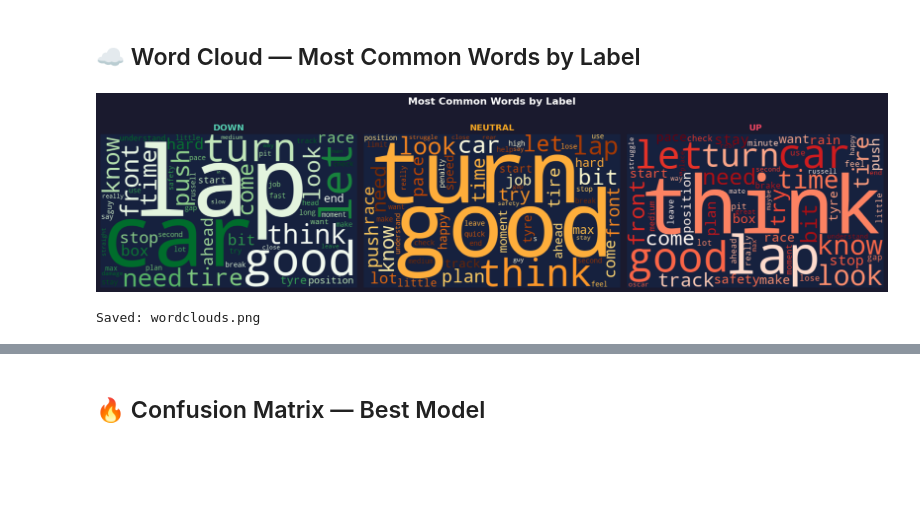
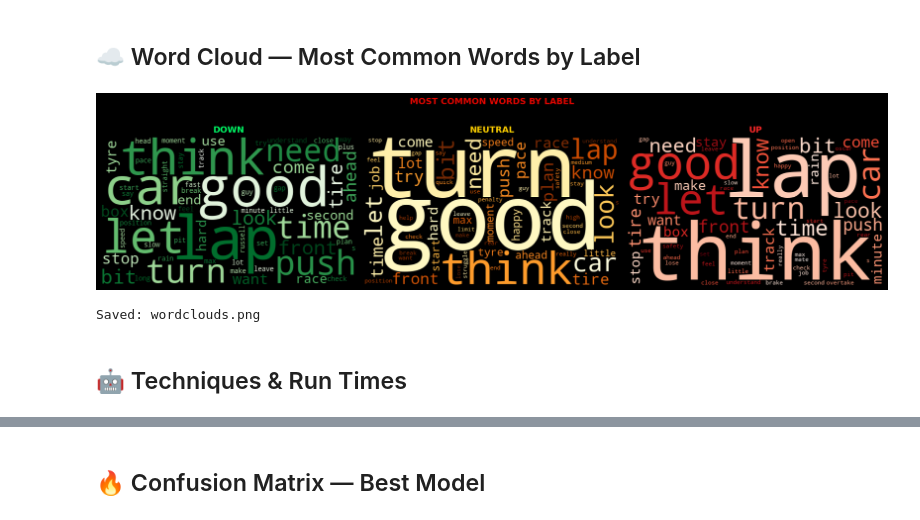
Before and after one commit to drekun40/NLP, a Jupyter notebook: f1_project/project_summary.ipynb, the cells around one changed output, grey strips where cells are left out. Saved outputs shown, nothing was run; the diff lists cells and outputs as text; code cells hidden in the pictures; blank space fills up the shorter version.

```diff
--- a/f1_project/project_summary.ipynb
+++ b/f1_project/project_summary.ipynb
@@ -137,26 +196,35 @@ Saved: dataset_overview.png
 ## ☁️ Word Cloud — Most Common Words by Label
 # %%
 fig, axes = plt.subplots(1, 3, figsize=(18, 5))
-fig.patch.set_facecolor('#1a1a2e')
-fig.suptitle('Most Common Words by Label', fontsize=16, fontweight='bold', color='white')
+fig.patch.set_facecolor(BG)
+fig.suptitle('MOST COMMON WORDS BY LABEL', fontsize=14, fontweight='bold', color=F1_RED)
 
-label_colors = {'DOWN': 'Greens', 'NEUTRAL': 'YlOrBr', 'UP': 'Reds'}
+label_cmaps = {'DOWN': 'Greens', 'NEUTRAL': 'YlOrBr', 'UP': 'Reds'}
+label_title_colors = {'DOWN': F1_GREEN, 'NEUTRAL': F1_YELLOW, 'UP': F1_RED2}
 
-for ax, (label, cmap) in zip(axes, label_colors.items()):
+for ax, (label, cmap) in zip(axes, label_cmaps.items()):
     text = ' '.join(df[df['label'] == label]['clean_text'].dropna())
     if text.strip():
-        wc = WordCloud(width=500, height=300, background_color='#16213e',
+        wc = WordCloud(width=520, height=300, background_color='#000000',
                        colormap=cmap, max_words=60,
-                       collocations=False).generate(text)
+                       collocations=False,
+                       contour_width=0).generate(text)
         ax.imshow(wc, interpolation='bilinear')
     ax.axis('off')
-    color = {'DOWN': '#56cfb2', 'NEUTRAL': '#f5a623', 'UP': '#e94560'}[label]
-    ax.set_title(f'{label}', fontsize=14, fontweight='bold', color=color)
+    ax.set_title(label, fontsize=14, fontweight='bold',
+                 color=label_title_colors[label], pad=8)
+    # Thin red border
+    for spine in ax.spines.values():
+        spine.set_visible(True)
+        spine.set_edgecolor(F1_RED)
+        spine.set_linewidth(1.5)
 
 plt.tight_layout()
-plt.savefig('wordclouds.png', dpi=150, bbox_inches='tight', facecolor='#1a1a2e')
+plt.savefig('wordclouds.png', dpi=150, bbox_inches='tight', facecolor=BG)
 plt.show()
 print('Saved: wordclouds.png')
 # %% [output]
-[figure, old version]
+[figure, new version]
 Saved: wordclouds.png
+# %% [markdown]
+## 🤖 Techniques & Run Times
```
Also changed, not shown: parts of 9 cells of this notebook, 9 other files.
